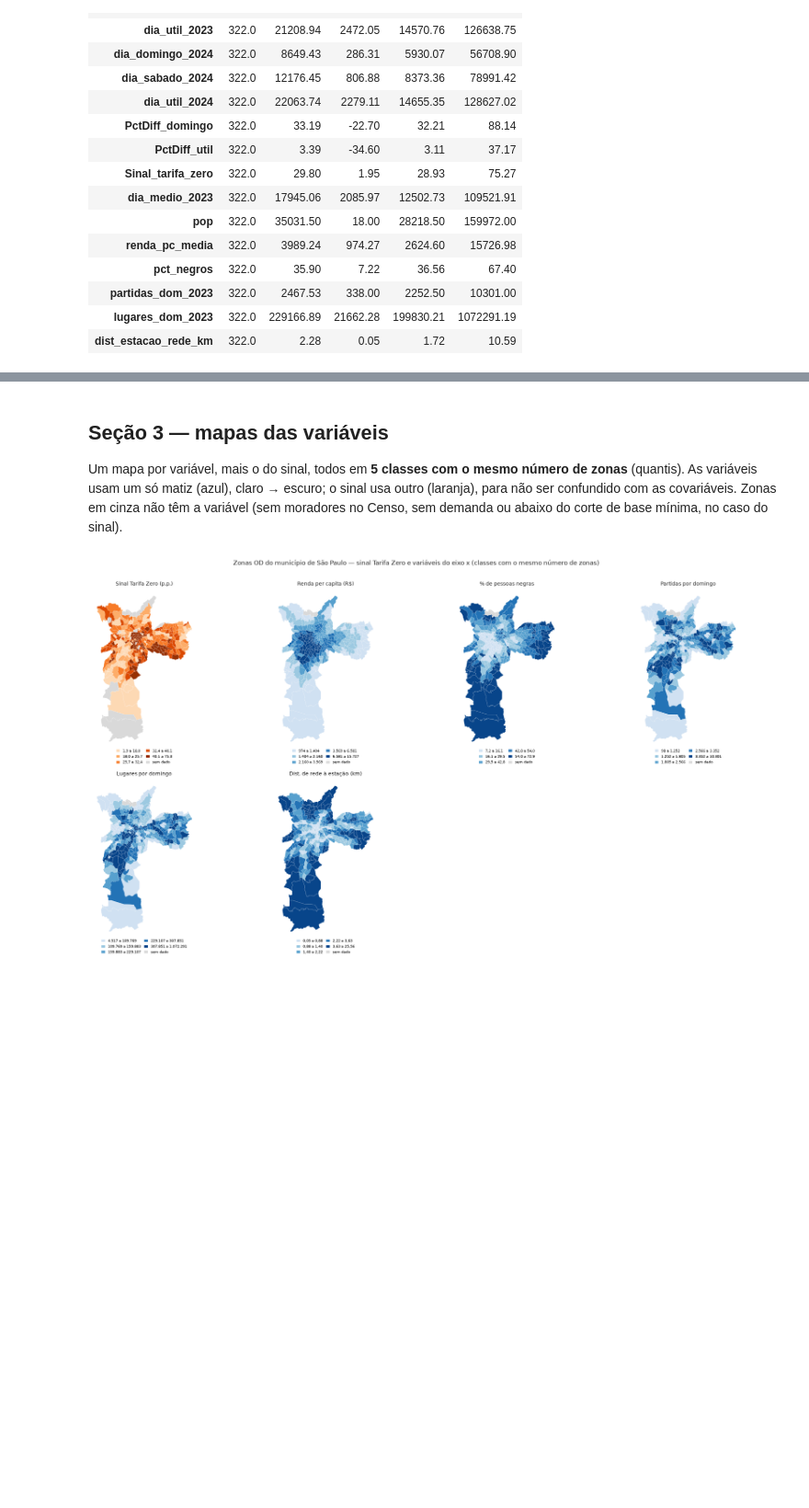
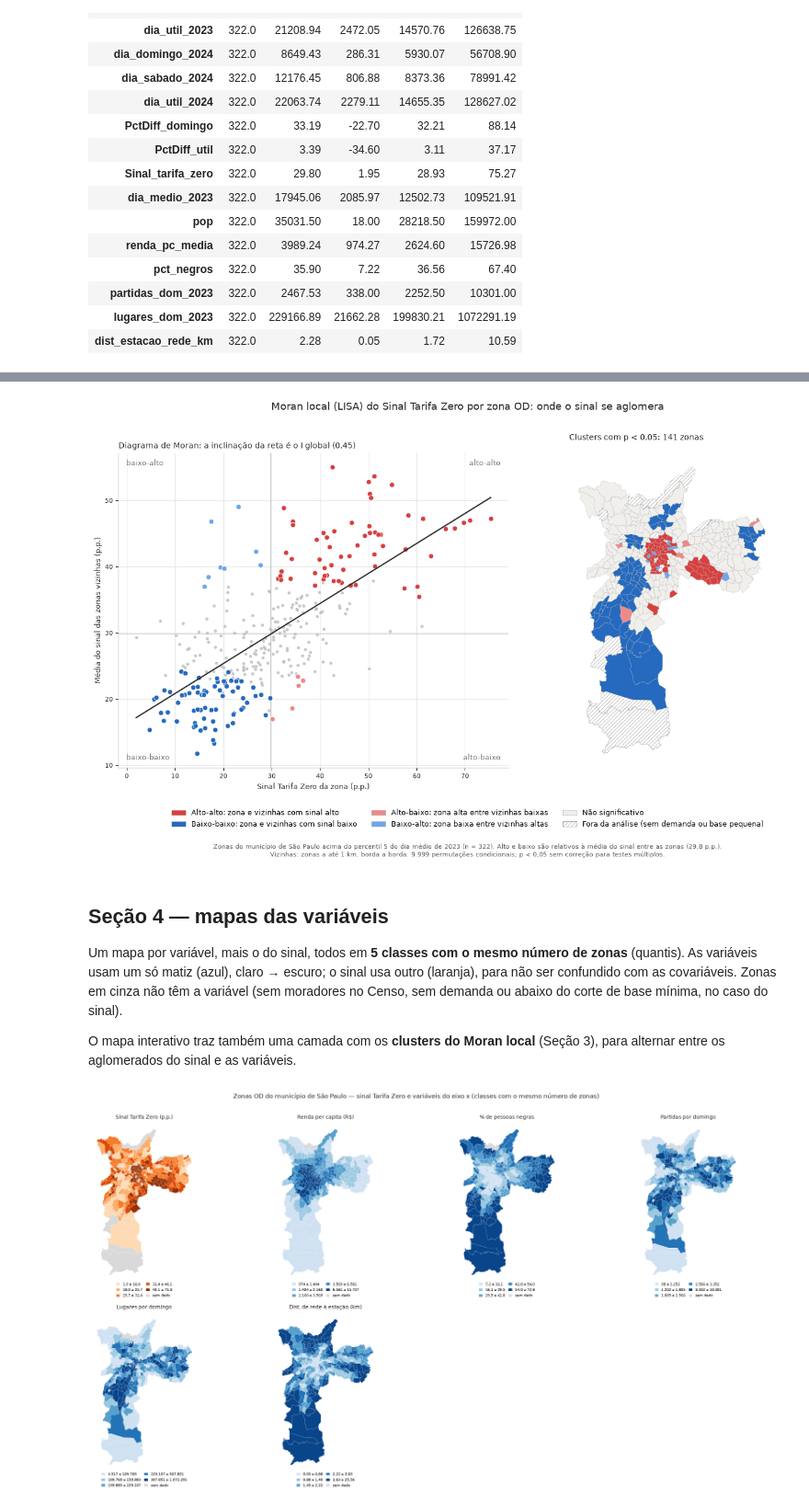
Before and after one commit to gilandrade/tarifa_zero_sptrans, a Jupyter notebook: 04_correlatos/correlatos_sinal_zona.ipynb, the cells around one changed output, grey strips where cells are left out. Shown at 92% size. Drawn from its saved outputs; the diff is of its cells as text; code cells hidden in the pictures; blank space fills up the shorter version.

Commit message:
feat: vizinhanca de 1 km no Moran, Moran local (LISA) do sinal e publicacao no relatorio

```diff
--- a/04_correlatos/correlatos_sinal_zona.ipynb
+++ b/04_correlatos/correlatos_sinal_zona.ipynb
@@ -166,13 +187,21 @@ def mqo(x, y):
     return b, cov, e, 1 - e.var() / y.var()
 
 
-# Pesos de vizinhanca (rainha) entre as zonas da analise
+# Pesos de vizinhanca entre as zonas da analise: poligonos a ate DIST_VIZINHANCA_M um do outro, borda a
+# borda. Quem se toca esta a distancia 0, entao a contiguidade tipo rainha esta contida no criterio.
+assert zonas.crs.is_projected, "a distancia entre zonas precisa de CRS projetado (metros)"
 zon_a = zonas[zonas["NumeroZona"].isin(analise["NumeroZona"])].set_index("NumeroZona").loc[analise["NumeroZona"]].reset_index()
-viz = gpd.sjoin(zon_a[["geometry"]], zon_a[["geometry"]], predicate="intersects")
+viz = gpd.sjoin(zon_a[["geometry"]], zon_a[["geometry"]], predicate="dwithin", distance=DIST_VIZINHANCA_M)
 viz = viz[viz.index != viz["index_right"]]
 W = np.zeros((len(zon_a), len(zon_a)))
 W[viz.index.values, viz["index_right"].values] = 1
 assert (W.sum(1) > 0).all(), "zona sem vizinha"
+toca = gpd.sjoin(zon_a[["geometry"]], zon_a[["geometry"]], predicate="intersects")
+n_toca = np.bincount(toca.index[toca.index != toca["index_right"]], minlength=len(zon_a))
+n_viz = W.sum(1)
+print(f"vizinhas por zona, ate {DIST_VIZINHANCA_M} m: min {int(n_viz.min())}, mediana {np.median(n_viz):.0f}, "
+      f"media {n_viz.mean():.1f}, max {int(n_viz.max())} | so as que se tocam: min {n_toca.min()}, "
+      f"mediana {np.median(n_toca):.0f}, media {n_toca.mean():.1f}, max {n_toca.max()}")
 W = W / W.sum(1, keepdims=True)
 
 
@@ -185,7 +214,7 @@ def moran(v, perm=999, seed=1):
 
 
 I_sinal, p_sinal = moran(analise[Y].to_numpy())
-print(f"Moran's I do sinal: {I_sinal:.3f} (p pseudo = {p_sinal:.3f}, rainha, 999 permutacoes, n = {len(analise)})")
+print(f"Moran's I do sinal: {I_sinal:.3f} (p pseudo = {p_sinal:.3f}, vizinhas ate {DIST_VIZINHANCA_M} m, 999 permutacoes, n = {len(analise)})")
 
 linhas_reg = []
 for v in VARIAVEIS:
@@ -289,10 +414,65 @@ Sinal_tarifa_zero              -0.09        0.04              -0.20
+# %%
+zonas_lisa = zonas[["NumeroZona", "geometry"]].merge(lisa_zona[["NumeroZona", "cluster"]], on="NumeroZona", how="left")
+media = y.mean()
+COR_BORDA, COR_FORA = "#b3b3b3", "#8c8c8c"
+
+with plt.rc_context({"hatch.linewidth": .4}):
+    fig, (ax0, ax1) = plt.subplots(1, 2, figsize=(13.5, 7.8), gridspec_kw=dict(width_ratios=[1.15, 1]))
+
+    # Diagrama de Moran: sinal da zona x media das vizinhas. Os eixos cruzam na media do sinal e a
+    # inclinacao da reta e o I global. As zonas significativas sao maiores e levam a cor do cluster.
+    ax0.axvline(media, color="#bdbdbd", lw=.8, zorder=1)
+    ax0.axhline(media, color="#bdbdbd", lw=.8, zorder=1)
+    ns = lisa_zona["cluster"] == NS_LISA
+    ax0.scatter(lisa_zona.loc[ns, Y], lisa_zona.loc[ns, "media_vizinhas"], s=16, color="#bdbdbd", alpha=.8, linewidth=0, zorder=2)
+    for nome in list(CORES_LISA)[:4]:
+        d = lisa_zona[lisa_zona["cluster"] == nome]
+        ax0.scatter(d[Y], d["media_vizinhas"], s=40, color=CORES_LISA[nome], edgecolor="white", linewidth=.6, zorder=3)
+    xs = np.array([y.min(), y.max()])
+    ax0.plot(xs, media + I_sinal * (xs - media), color=COR_TEXTO, lw=1.6, zorder=4)
+    for txt, (px, py, ha, va) in {"alto-alto": (.98, .98, "right", "top"), "baixo-alto": (.02, .98, "left", "top"),
+                                  "baixo-baixo": (.02, .02, "left", "bottom"), "alto-baixo": (.98, .02, "right", "bottom")}.items():
+        ax0.text(px, py, txt, transform=ax0.transAxes, ha=ha, va=va, fontsize=9, color="#737373")
+    ax0.set_title(f"Diagrama de Moran: a inclinação da reta é o I global ({fmt_br(I_sinal)})", loc="left", fontsize=10, color=COR_TEXTO)
+    ax0.set_xlabel("Sinal Tarifa Zero da zona (p.p.)", fontsize=9, color=COR_TEXTO)
+    ax0.set_ylabel("Média do sinal das zonas vizinhas (p.p.)", fontsize=9, color=COR_TEXTO)
+    ax0.grid(color=COR_GRADE, lw=.6)
+    ax0.set_axisbelow(True)
+    for lado in ("top", "right"):
+        ax0.spines[lado].set_visible(False)
+    for lado in ("left", "bottom"):
+        ax0.spines[lado].set_color("#bdbdbd")
+    ax0.tick_params(colors=COR_TEXTO, labelsize=8)
+
+    # Mapa: zonas da analise na cor do cluster; as de fora, hachuradas (sem cor, para nao se confundir
+    # com "nao significativo")
+    dentro = zonas_lisa[zonas_lisa["cluster"].notna()]
+    dentro.plot(color=dentro["cluster"].map(CORES_LISA), edgecolor=COR_BORDA, linewidth=.25, ax=ax1)
+    zonas_lisa[zonas_lisa["cluster"].isna()].plot(facecolor="white", edgecolor=COR_FORA, linewidth=.25, hatch="/////", ax=ax1)
+    ax1.set_title(f"Clusters com p < 0,05: {n_sig} zonas", loc="left", fontsize=10, color=COR_TEXTO)
+    ax1.set_axis_off()
+
+    chaves = [Patch(fc=c, ec=COR_BORDA, lw=.5, label=LEGENDA_LISA[k]) for k, c in CORES_LISA.items()]
+    chaves.append(Patch(fc="white", ec=COR_FORA, lw=.5, hatch="/////", label=f"{FORA_LISA} (sem demanda ou base pequena)"))
+    fig.legend(handles=chaves, loc="lower center", ncol=3, frameon=False, fontsize=9, bbox_to_anchor=(.5, .0))
+    fig.suptitle("Moran local (LISA) do Sinal Tarifa Zero por zona OD: onde o sinal se aglomera", fontsize=13, color=COR_TEXTO)
+    fig.text(.5, -.05, f"Zonas do município de São Paulo acima do percentil 5 do dia médio de 2023 (n = {len(y)}). Alto e baixo são relativos à média do sinal "
+             f"entre as zonas ({fmt_br(media, 1)} p.p.).\nVizinhas: zonas a até {DIST_VIZINHANCA_M / 1000:g} km, borda a borda. {fmt_br(PERM_LISA, 0)} permutações condicionais; "
+             f"p < 0,05 sem correção para testes múltiplos.", ha="center", fontsize=8, color="#595959")
+    fig.tight_layout(rect=(0, .08, 1, .97))
+    fig.savefig(DIR_FIG / "lisa_sinal_zona.png", **SALVAR_FIG)
+    plt.show()
+# %% [output]
+[figure, added]
 # %% [markdown]
-## Seção 3 — mapas das variáveis
+## Seção 4 — mapas das variáveis
 
 Um mapa por variável, mais o do sinal, todos em **5 classes com o mesmo número de zonas** (quantis).
 As variáveis usam um só matiz (azul), claro → escuro; o sinal usa outro (laranja), para não ser
 confundido com as covariáveis. Zonas em cinza não têm a variável (sem moradores no Censo, sem demanda
 ou abaixo do corte de base mínima, no caso do sinal).
+
+O mapa interativo traz também uma camada com os **clusters do Moran local** (Seção 3), para alternar entre os aglomerados do sinal e as variáveis.
 # %%
 K = 5
 RAMPA_VAR = [to_hex(plt.get_cmap("Blues")(t)) for t in np.linspace(.2, .92, K)]
```
Also changed, not shown: parts of 9 cells of this notebook, 8 other files.
